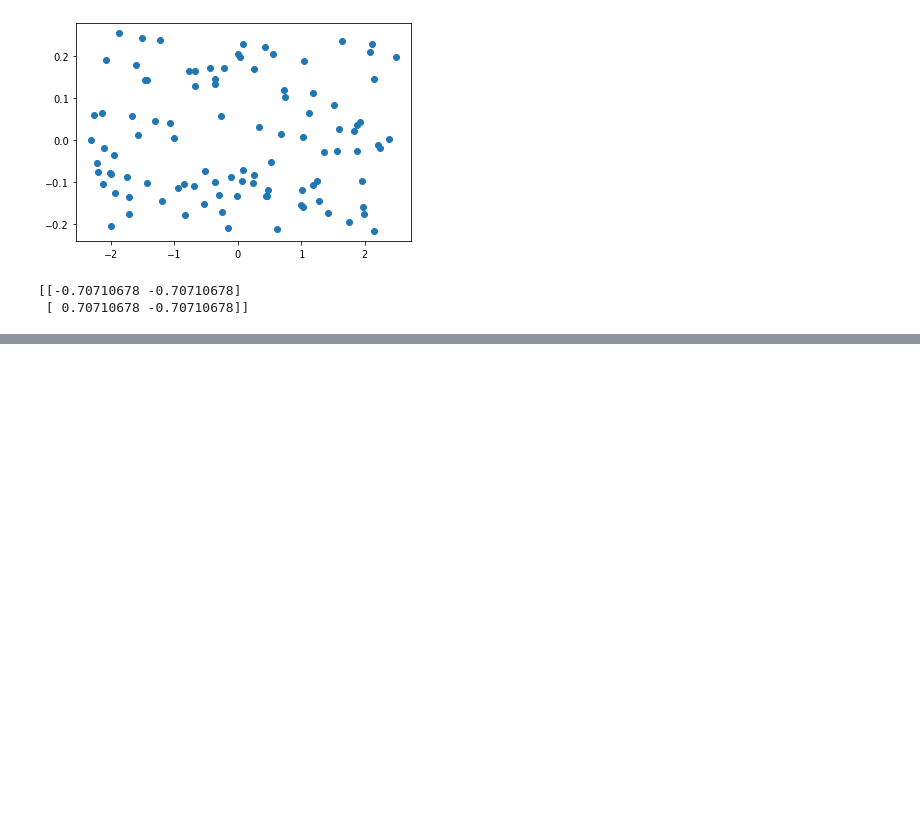
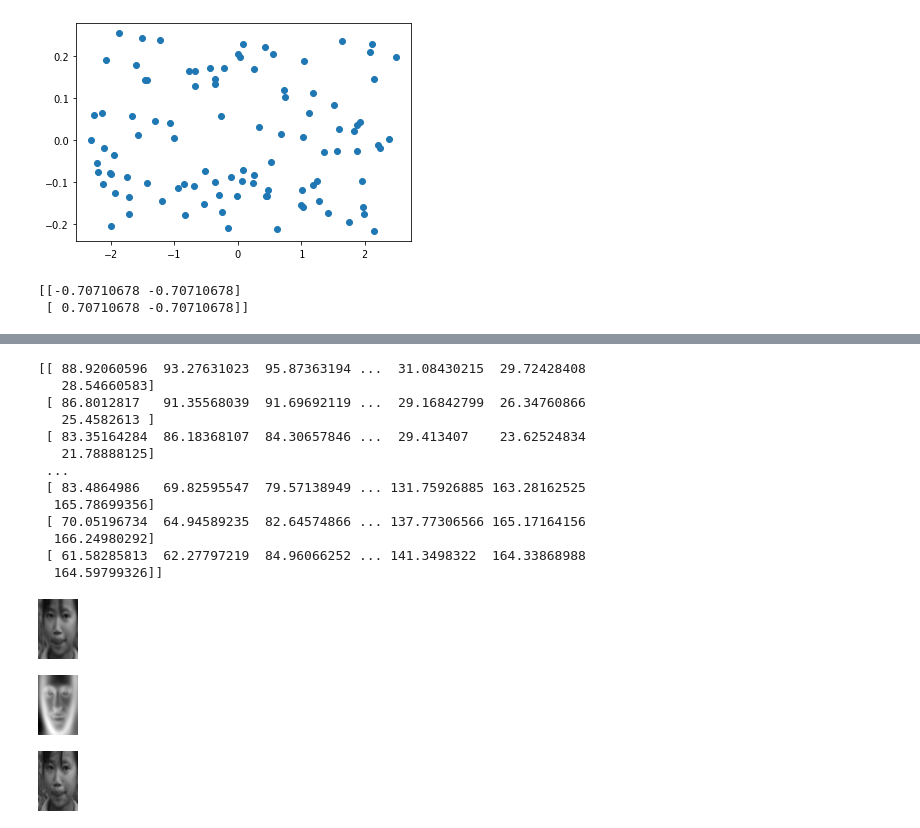
Before and after one commit to ymohamedahmed/blog-posts, a Jupyter notebook: pca/pca.ipynb, the cells around one changed output, grey strips where cells are left out. Saved outputs shown, nothing was run; the diff lists cells and outputs as text; code cells hidden in the pictures; blank space fills up the shorter version.

```diff
--- a/pca/pca.ipynb
+++ b/pca/pca.ipynb
@@ -79,0 +137,3 @@ print(D_prime)
+# %%
+D = pca_svd(imag_arr)
+D
@@ -79,0 +196,34 @@ print(D_prime)
+# %%
+n_c = 400
+proj = D[:n_c,:]
+test_im = imag_arr[0,:]
+rec = ((proj.T@(proj@test_im))+np.mean(imag_arr, axis=0)).reshape((dims[1], dims[0]))
+rec = (proj.T@(proj@test_im)).reshape((dims[1], dims[0]))
+print(rec)
+Image.fromarray(np.uint8(rec))
+# %% [output]
+[[ 88.92060596  93.27631023  95.87363194 ...  31.08430215  29.72428408
+   28.54660583]
+ [ 86.8012817   91.35568039  91.69692119 ...  29.16842799  26.34760866
+   25.4582613 ]
+ [ 83.35164284  86.18368107  84.30657846 ...  29.413407    23.62524834
+   21.78888125]
+ ...
+ [ 83.4864986   69.82595547  79.57138949 ... 131.75926885 163.28162525
+  165.78699356]
+ [ 70.05196734  64.94589235  82.64574866 ... 137.77306566 165.17164156
+  166.24980292]
+ [ 61.58285813  62.27797219  84.96066252 ... 141.3498322  164.33868988
+  164.59799326]]
+[figure, added]
+# %%
+def scale(arr):
+    return 255*(arr-np.min(arr))/(np.max(arr)-np.min(arr))
+# Image.fromarray(np.uint8(D[1,:]).reshape(dims[1],dims[0]))
+Image.fromarray(np.uint8(scale(D[5,:])).reshape(dims[1],dims[0]))
+# %% [output]
+[figure, added]
+# %%
+images[0]
+# %% [output]
+[figure, added]
```
Also changed, not shown: parts of 23 cells of this notebook, 1 other file.
